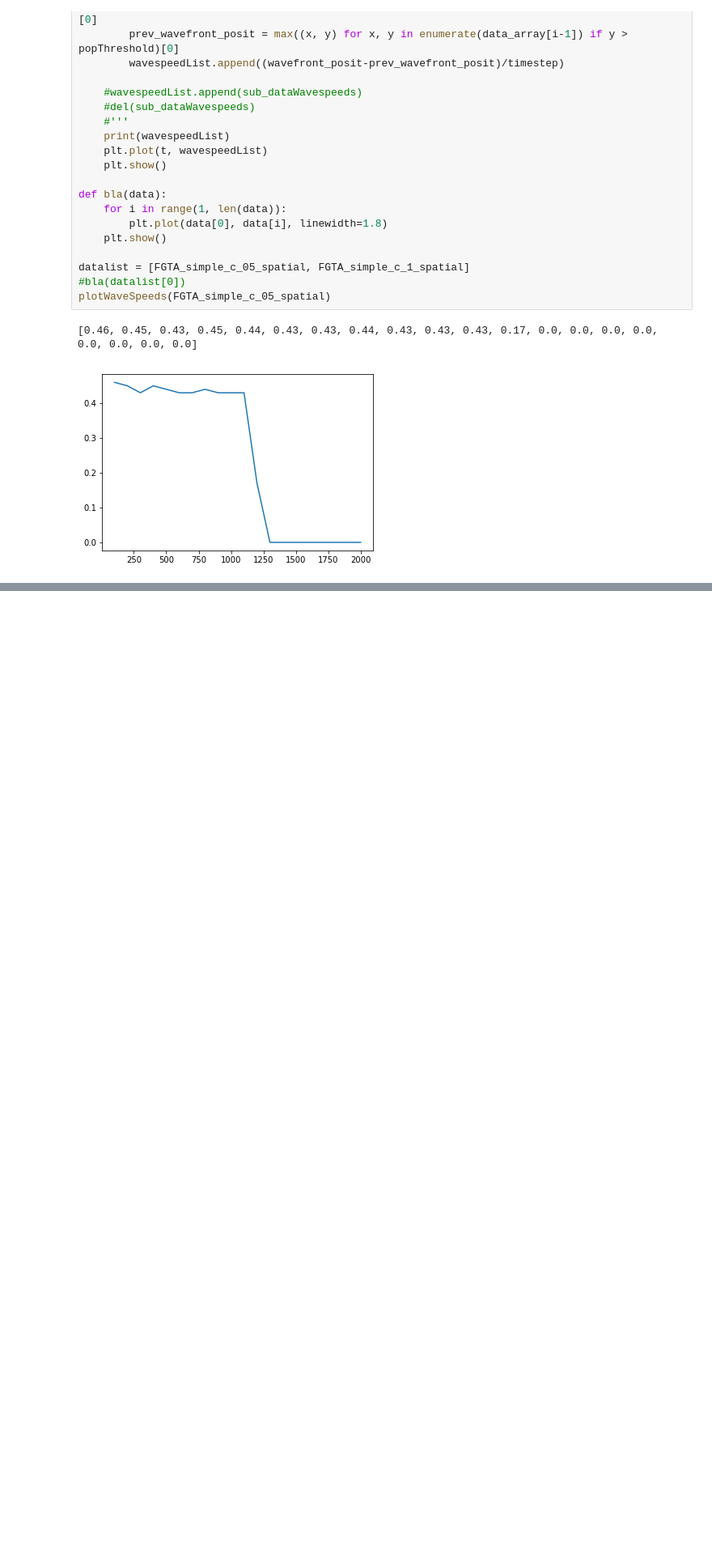
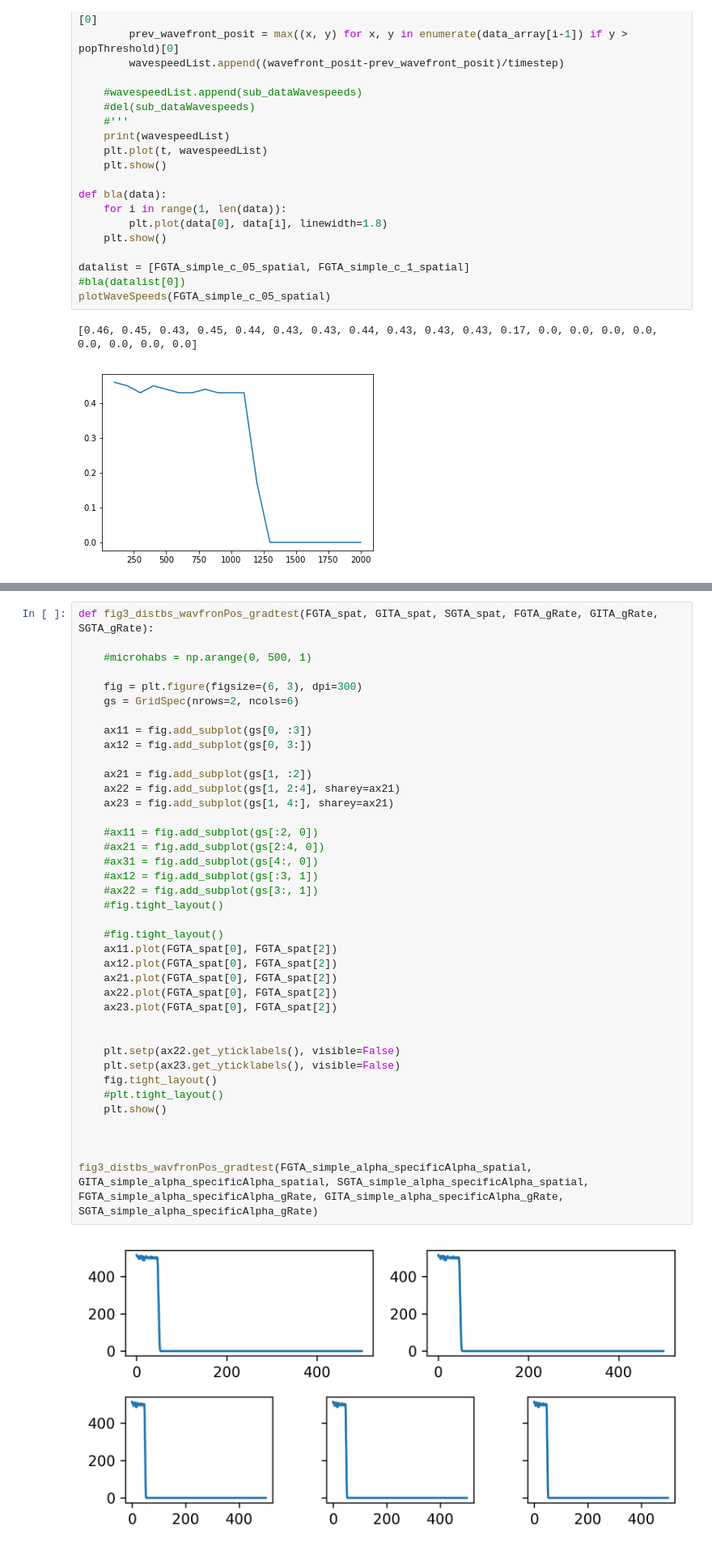
Before and after one commit to patricksinclair/Paper-Nutrients, a Jupyter notebook: MasterPlotter.ipynb, the cells around one changed output, grey strips where cells are left out. Shown at 81% size. Drawn from its saved outputs; the diff is of its cells as text; blank space fills up the shorter version.

```diff
--- a/MasterPlotter.ipynb
+++ b/MasterPlotter.ipynb
@@ -529,0 +578,41 @@ plotBetasOverTime()
+# %%
+def fig3_distbs_wavfronPos_gradtest(FGTA_spat, GITA_spat, SGTA_spat, FGTA_gRate, GITA_gRate, SGTA_gRate):
+
+    #microhabs = np.arange(0, 500, 1)
+
+    fig = plt.figure(figsize=(6, 3), dpi=300)
+    gs = GridSpec(nrows=2, ncols=6)
+
+    ax11 = fig.add_subplot(gs[0, :3])
+    ax12 = fig.add_subplot(gs[0, 3:])
+
+    ax21 = fig.add_subplot(gs[1, :2])
+    ax22 = fig.add_subplot(gs[1, 2:4], sharey=ax21)
+    ax23 = fig.add_subplot(gs[1, 4:], sharey=ax21)
+
+    #ax11 = fig.add_subplot(gs[:2, 0])
+    #ax21 = fig.add_subplot(gs[2:4, 0])
+    #ax31 = fig.add_subplot(gs[4:, 0])
+    #ax12 = fig.add_subplot(gs[:3, 1])
+    #ax22 = fig.add_subplot(gs[3:, 1])
+    #fig.tight_layout()
+
+    #fig.tight_layout()
+    ax11.plot(FGTA_spat[0], FGTA_spat[2])
+    ax12.plot(FGTA_spat[0], FGTA_spat[2])
+    ax21.plot(FGTA_spat[0], FGTA_spat[2])
+    ax22.plot(FGTA_spat[0], FGTA_spat[2])
+    ax23.plot(FGTA_spat[0], FGTA_spat[2])
+
+
+    plt.setp(ax22.get_yticklabels(), visible=False)
+    plt.setp(ax23.get_yticklabels(), visible=False)
+    fig.tight_layout()
+    #plt.tight_layout()
+    plt.show()
+
+
+
+fig3_distbs_wavfronPos_gradtest(FGTA_simple_alpha_specificAlpha_spatial, GITA_simple_alpha_specificAlpha_spatial, SGTA_simple_alpha_specificAlpha_spatial, FGTA_simple_alpha_specificAlpha_gRate, GITA_simple_alpha_specificAlpha_gRate, SGTA_simple_alpha_specificAlpha_gRate)
+# %% [output]
+[figure, added]
```
Also changed, not shown: parts of 7 cells of this notebook, 1 other file.
